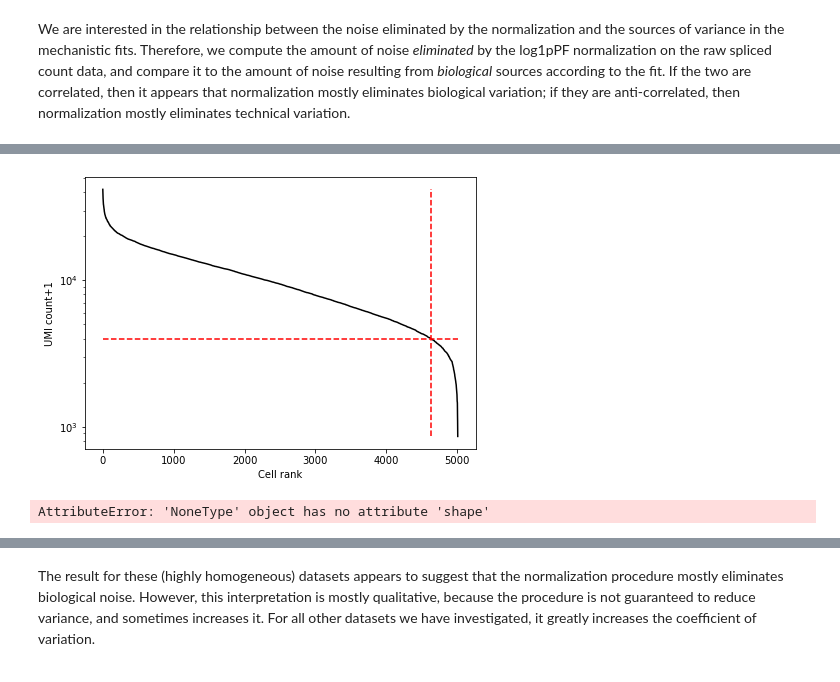
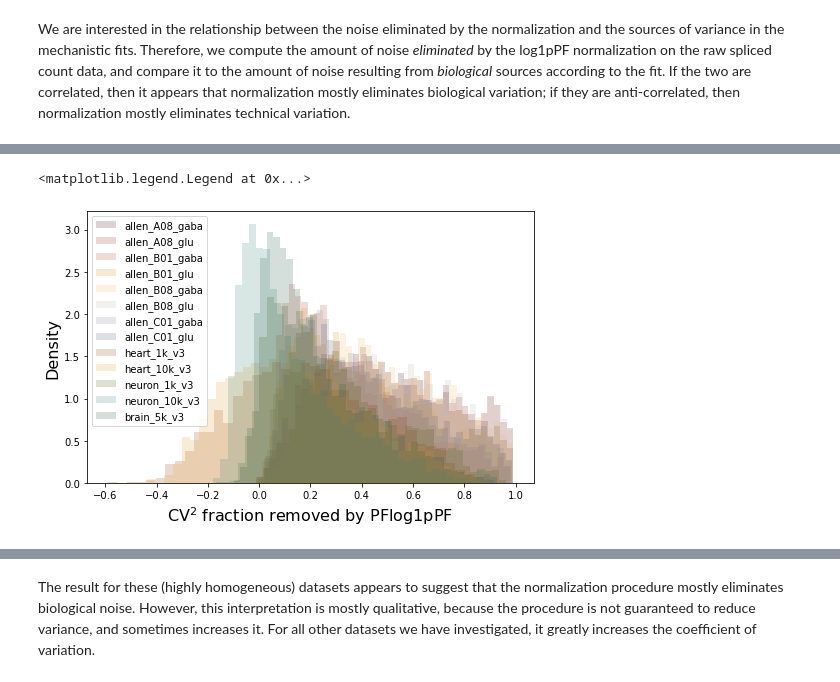
Before and after one commit to gennadygorin/seq-cme-technoise, a Jupyter notebook: gg220527_var_decomp.ipynb, the cells around one changed output, grey strips where cells are left out. Drawn from its saved outputs; the diff is of its cells as text; code cells hidden in the pictures.

```diff
--- a/gg220527_var_decomp.ipynb
+++ b/gg220527_var_decomp.ipynb
@@ -106,20 +120,12 @@ sd_arr[1].S.shape
-# %%
-_=knee_plot(sd_arr[1],thr=4e3)
-# %% [output]
-[figure, removed]
 # %%
 f_tech_naive = []
 f_mech = []
 
 for j in range(n_datasets):
-#     f_tech_naive.append(sd_arr[j].get_noise_decomp(knee_thr=thr[j])[:,1,1])
-    f_tech_naive.append(get_noise_decomp_(sd_arr[j],knee_thr=thr[j])[:,1,1])
-
+    f_tech_naive.append(sd_arr[j].get_noise_decomp(knee_thr=thr[j])[:,1,1])
     sr_arr[j].find_sampling_optimum()
     d = sr_arr[j].get_noise_decomp()
     f_mech.append(d[:,1,1]) #bursting noise
 
 f_tech_naive = np.asarray(f_tech_naive)
 f_mech = np.asarray(f_mech)
-# %% [output]
-AttributeError: 'NoneType' object has no attribute 'shape'
@@ -185,9 +132,17 @@ def get_noise_decomp_(self,sizefactor = 'pf',lognormalize=True,pcount=0,knee_thr
 # %%
 plt.figure(figsize=(8,5))
 for j in range(n_datasets):
-    plt.hist(f_tech_naive[j],nbin,alpha=0.2,density=True,facecolor=Demuth[j%len(Demuth)])
+    if j<len(dn1):
+        c = Demuth[j%len(Demuth)]
+    else:
+        c = Degas[j%len(Degas)]
+    plt.hist(f_tech_naive[j],nbin,alpha=0.2,density=True,facecolor=c,label=dataset_names[j])
 plt.xlabel(r'CV$^2$ fraction removed by PFlog1pPF',fontsize=fs)
 plt.ylabel('Density',fontsize=fs)
+plt.legend()
+# %% [output]
+<matplotlib.legend.Legend at 0x...>
+[figure, added]
 # %%
 plt.figure(figsize=(8,5))
 for j in range(n_datasets):
```
Also changed, not shown: parts of 15 cells of this notebook.
